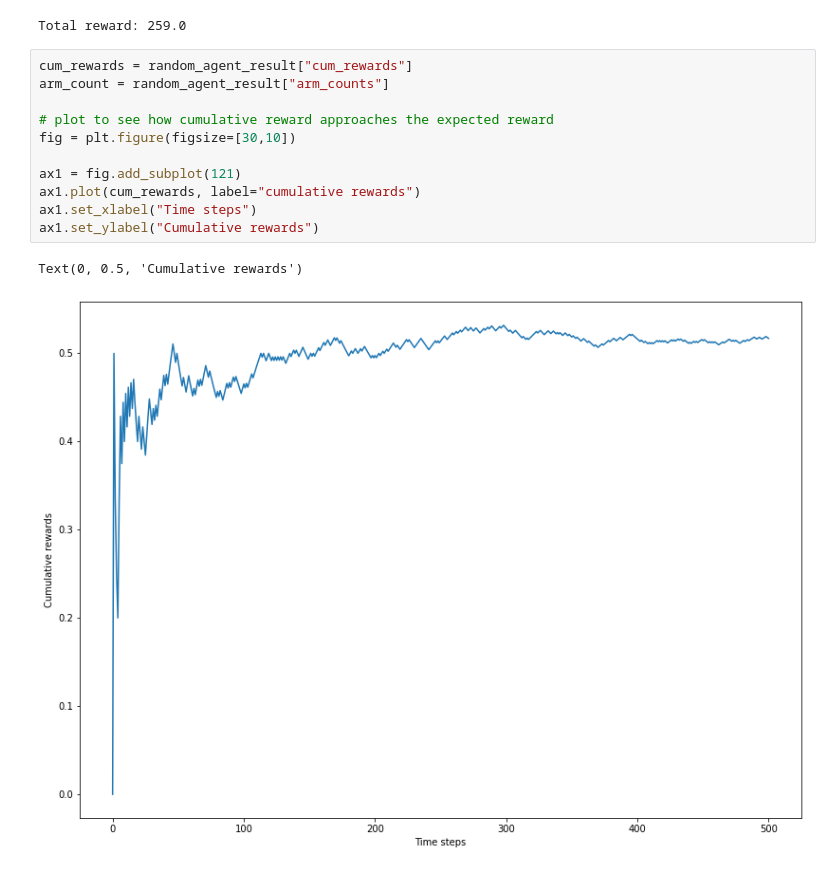
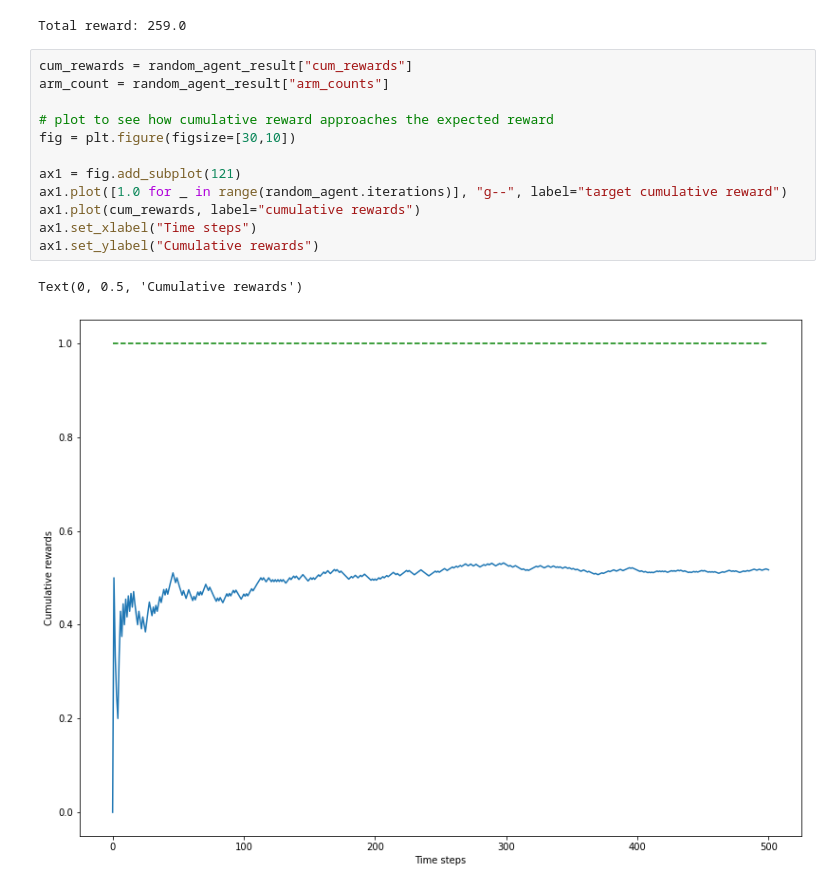
Before and after one commit to enricapq/ML-Data-Tutorials, a Jupyter notebook: Multi_Armed_Bandit_Algorithms_course_implementations.ipynb, the cells around one changed output. Saved outputs shown, nothing was run; the diff lists cells and outputs as text.

Commit message:
Add target cumulative reward to Baseline Agent

```diff
--- a/Multi_Armed_Bandit_Algorithms_course_implementations.ipynb
+++ b/Multi_Armed_Bandit_Algorithms_course_implementations.ipynb
@@ -123,14 +124,15 @@ Total reward: 259.0
 # %%
 cum_rewards = random_agent_result["cum_rewards"]
 arm_count = random_agent_result["arm_counts"]
 
 # plot to see how cumulative reward approaches the expected reward
 fig = plt.figure(figsize=[30,10])
 
 ax1 = fig.add_subplot(121)
+ax1.plot([1.0 for _ in range(random_agent.iterations)], "g--", label="target cumulative reward")
 ax1.plot(cum_rewards, label="cumulative rewards")
 ax1.set_xlabel("Time steps")
 ax1.set_ylabel("Cumulative rewards")
 # %% [output]
 Text(0, 0.5, 'Cumulative rewards')
-[figure, old version]
+[figure, new version]
```
Also changed, not shown: parts of 1 cell of this notebook.
